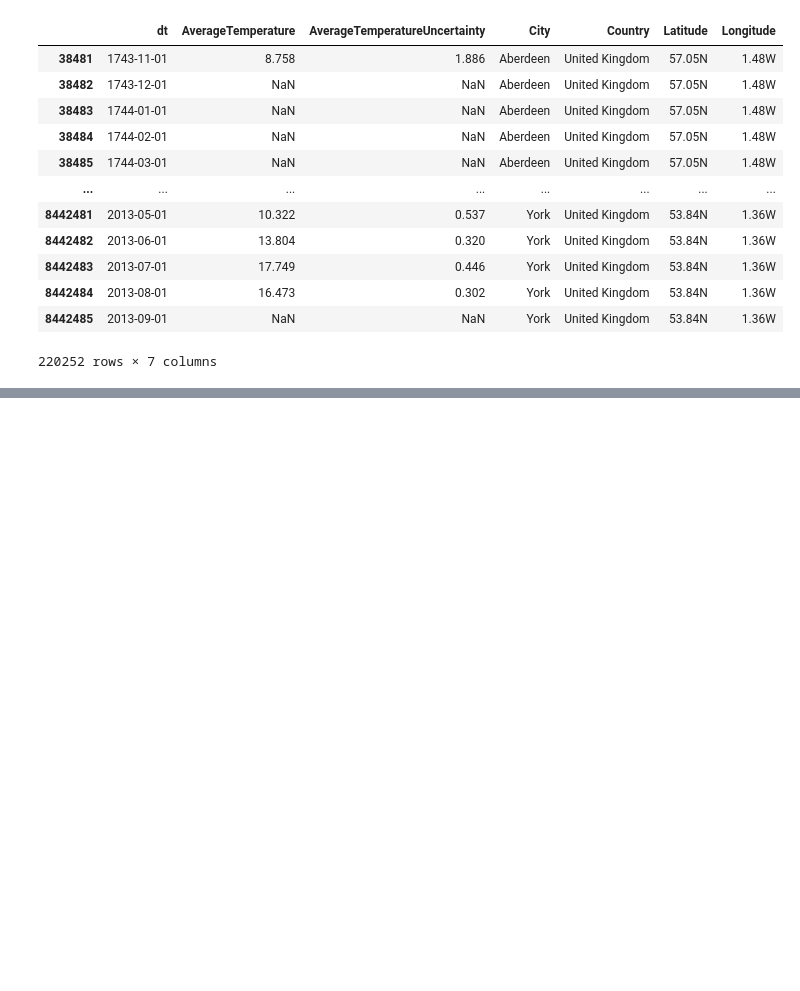
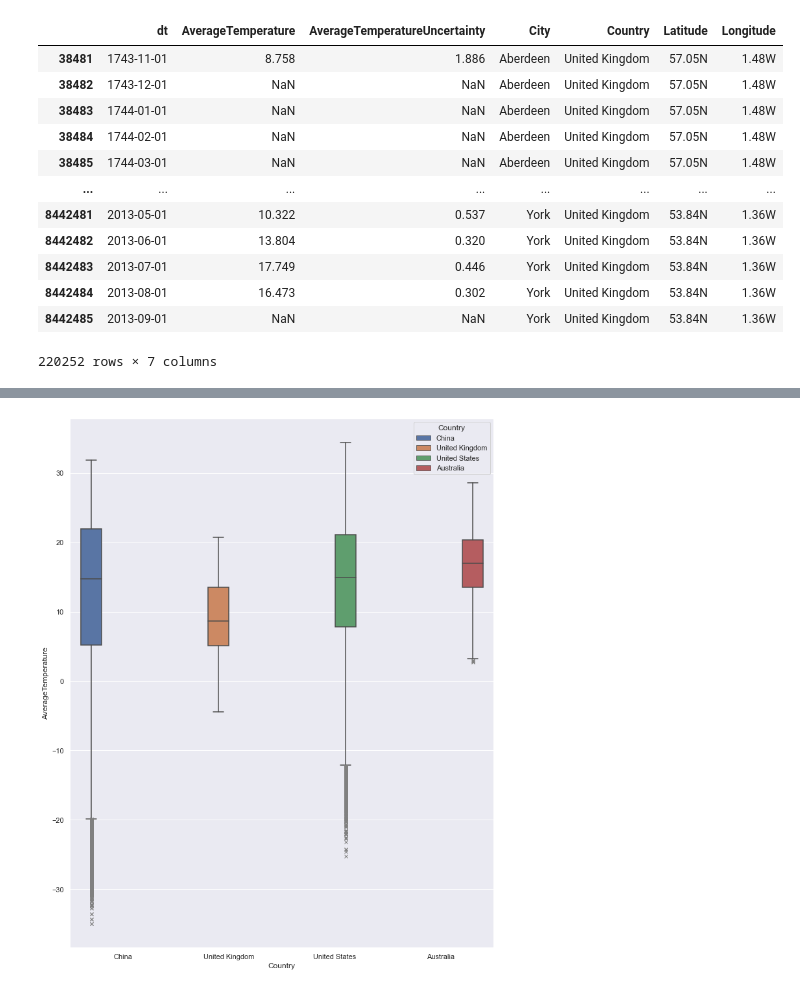
Before and after one commit to SoffieW/climate_repository, a Jupyter notebook: notebooks/exploratory/explore_and_process_data.ipynb, the cells around one changed output, grey strips where cells are left out. Cells and saved outputs as stored; diff of their text form; code cells hidden in the pictures; blank space fills up the shorter version.

Commit message:
explored distributions and aggregations in data

```diff
--- a/notebooks/exploratory/explore_and_process_data.ipynb
+++ b/notebooks/exploratory/explore_and_process_data.ipynb
@@ -73,0 +115,9 @@ temps_df.loc[temps_df.Country =='United Kingdom']
+# %%
+#box-whisker plot comparing AverageTemperature of countries
+import seaborn as sns
+
+sns.set(rc={'figure.figsize':(11.7,15)})
+ukandchina = temps_df[(temps_df['Country'] == 'United Kingdom') | (temps_df['Country'] == 'China') | (temps_df['Country'] == 'Australia') | (temps_df['Country'] == 'United States')]
+ax= sns.boxplot(x="Country", y="AverageTemperature", hue="Country", data=ukandchina, flierprops={"marker":"x","markerfacecolor":"grey", "markeredgecolor":"grey"})
+# %% [output]
+[figure, added]
```
Also changed, not shown: parts of 20 cells of this notebook.
